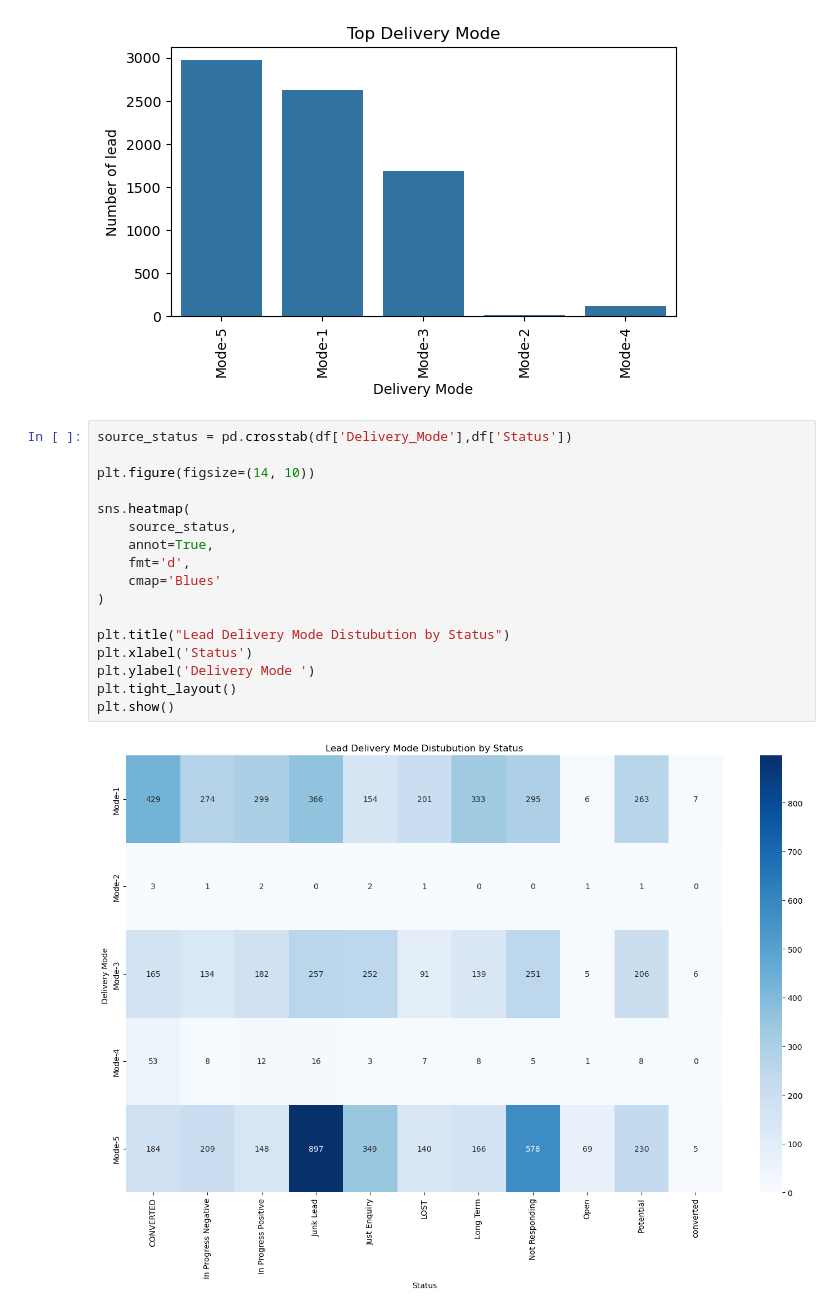
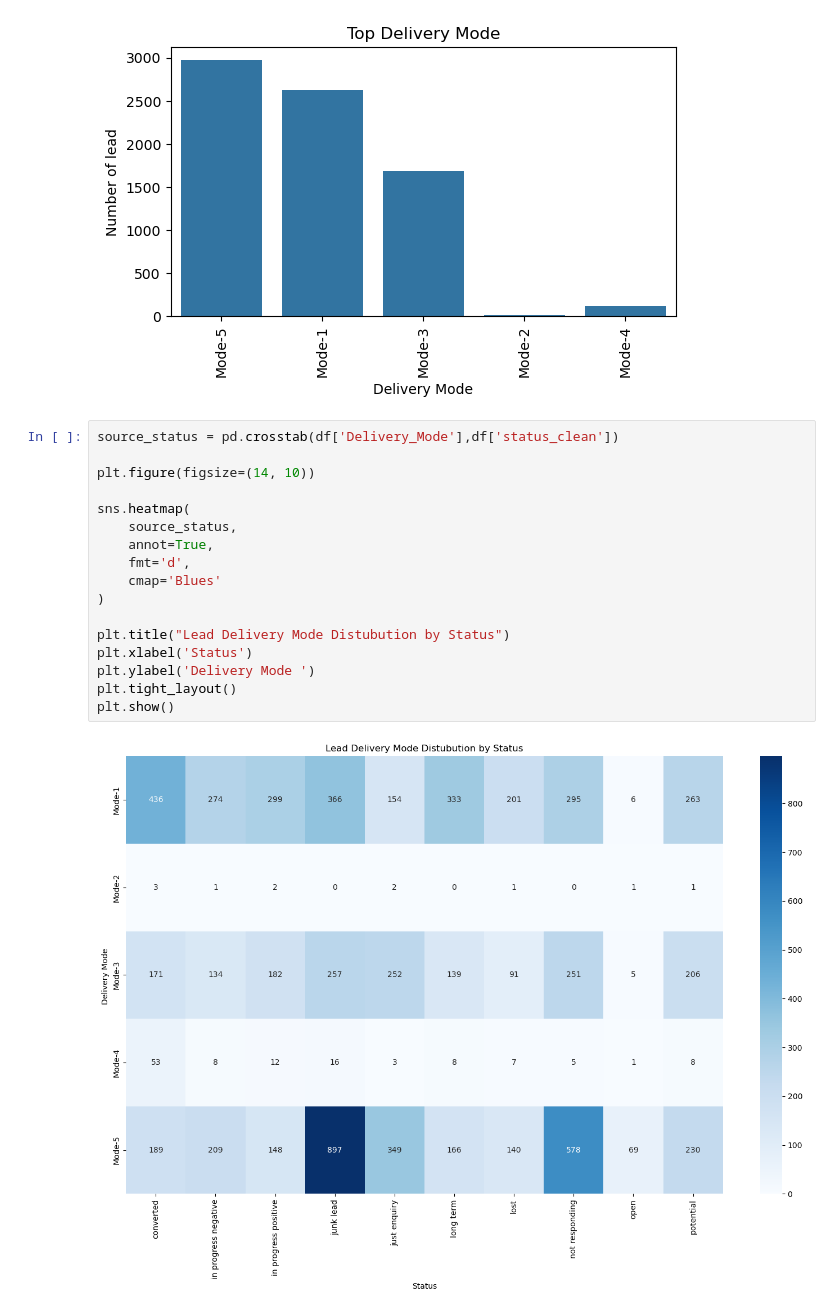
Before and after one commit to shiv-1024/Sales_Effectiveness, a Jupyter notebook: main.ipynb, the cells around one changed output. Drawn from its saved outputs; the diff is of its cells as text.

```diff
--- a/main.ipynb
+++ b/main.ipynb
@@ -384,22 +384,22 @@ plt.tight_layout()
 # %% [output]
 [figure]
 # %%
-source_status = pd.crosstab(df['Delivery_Mode'],df['Status'])
+source_status = pd.crosstab(df['Delivery_Mode'],df['status_clean'])
 
 plt.figure(figsize=(14, 10))
 
 sns.heatmap(
     source_status,
     annot=True,
     fmt='d',
     cmap='Blues'
 )
 
 plt.title("Lead Delivery Mode Distubution by Status")
 plt.xlabel('Status')
 plt.ylabel('Delivery Mode ')
 plt.tight_layout()
 plt.show()
 # %% [output]
-[figure, old version]
+[figure, new version]
 # %%
```
Also changed, not shown: parts of 19 cells of this notebook.
